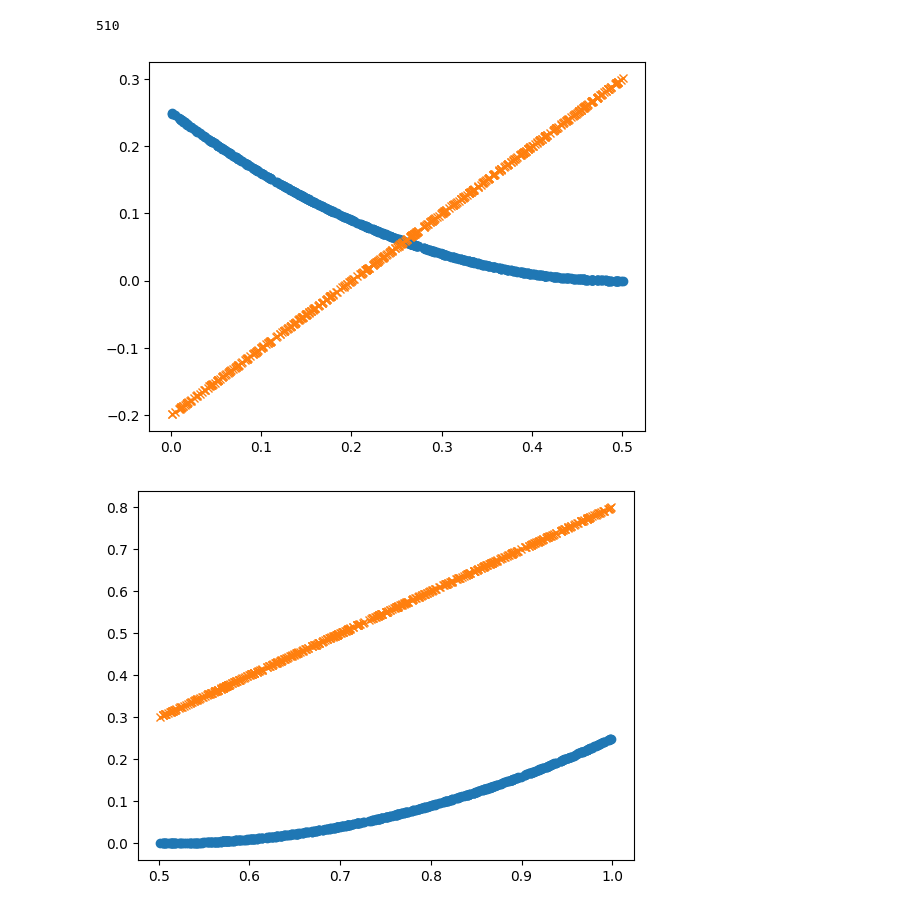
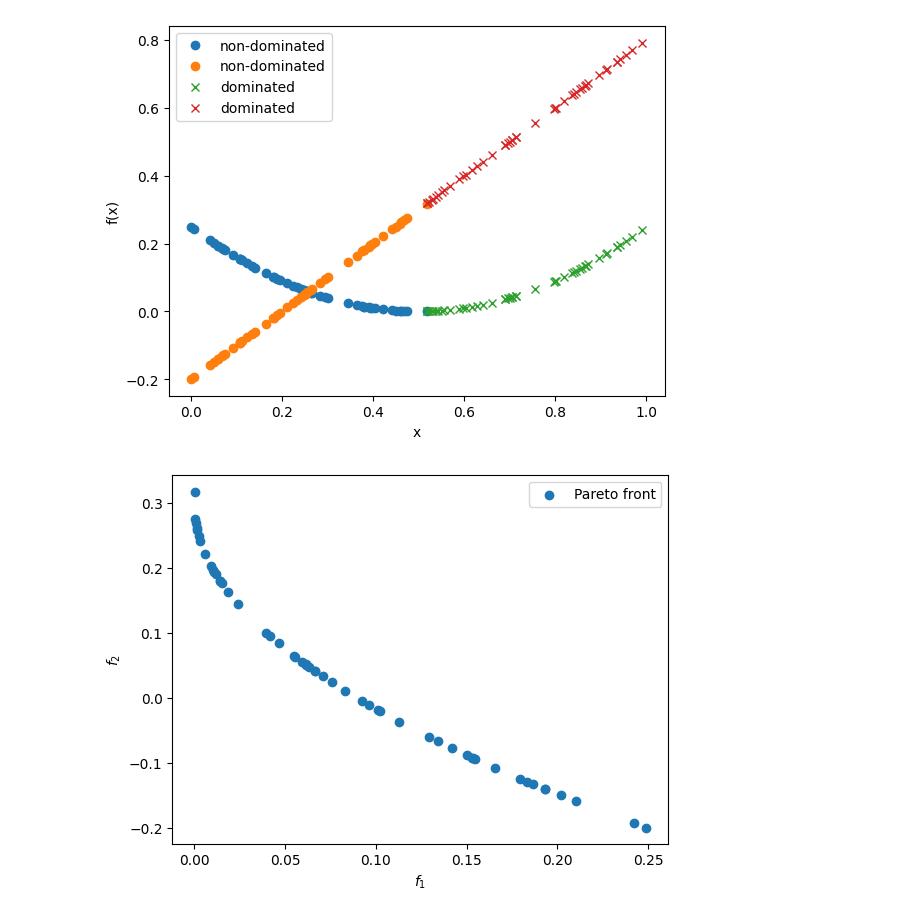
Before and after one commit to NREL/bbopt, a Jupyter notebook: examples/pareto_front.ipynb, the cells around one changed output. Drawn from its saved outputs; the diff is of its cells as text; code cells hidden in the pictures.

```diff
--- a/examples/pareto_front.ipynb
+++ b/examples/pareto_front.ipynb
@@ -18,24 +22,23 @@ IndexError: index 2 is out of bounds for axis 1 with size 2
 # %%
-samples = np.random.rand(1000, 1)
-fsamples = np.array(f(samples))
+samples = np.random.rand(100)
+fsamples = np.asarray(f(samples))
 pareto_idx = find_pareto_front(samples, fsamples)
+non_pareto_idx = np.setdiff1d(np.arange(len(samples)), pareto_idx)
 
-print(len(pareto_idx))
-# print(samples[pareto_idx])
-# print(fsamples[pareto_idx])
-
-plt.plot(samples[pareto_idx], fsamples[pareto_idx,0], 'o')
-plt.plot(samples[pareto_idx], fsamples[pareto_idx,1], 'x')
+plt.plot(samples[pareto_idx], fsamples[pareto_idx,0], 'o', label="non-dominated")
+plt.plot(samples[pareto_idx], fsamples[pareto_idx,1], 'o', label="non-dominated")
+plt.plot(samples[non_pareto_idx], fsamples[non_pareto_idx,0], 'x', label="dominated")
+plt.plot(samples[non_pareto_idx], fsamples[non_pareto_idx,1], 'x', label="dominated")
+plt.xlabel("x")
+plt.ylabel("f(x)")
+plt.legend()
 plt.show()
 
-non_pareto_idx = np.setdiff1d(np.arange(len(samples)), pareto_idx)
-plt.plot(samples[non_pareto_idx], fsamples[non_pareto_idx,0], 'o')
-plt.plot(samples[non_pareto_idx], fsamples[non_pareto_idx,1], 'x')
+plt.scatter(fsamples[pareto_idx,0], fsamples[pareto_idx,1], label="Pareto front")
+plt.xlabel(r"$f_1$")
+plt.ylabel(r"$f_2$")
+plt.legend()
 plt.show()
-
-plt.scatter(fsamples[pareto_idx,0], fsamples[pareto_idx,1])
-plt.show()
 # %% [output]
-510
-[figure, old version]
+[figure, new version]
-[figure, old version]
+[figure, new version]
```
Also changed, not shown: parts of 4 cells of this notebook, 5 other files.
